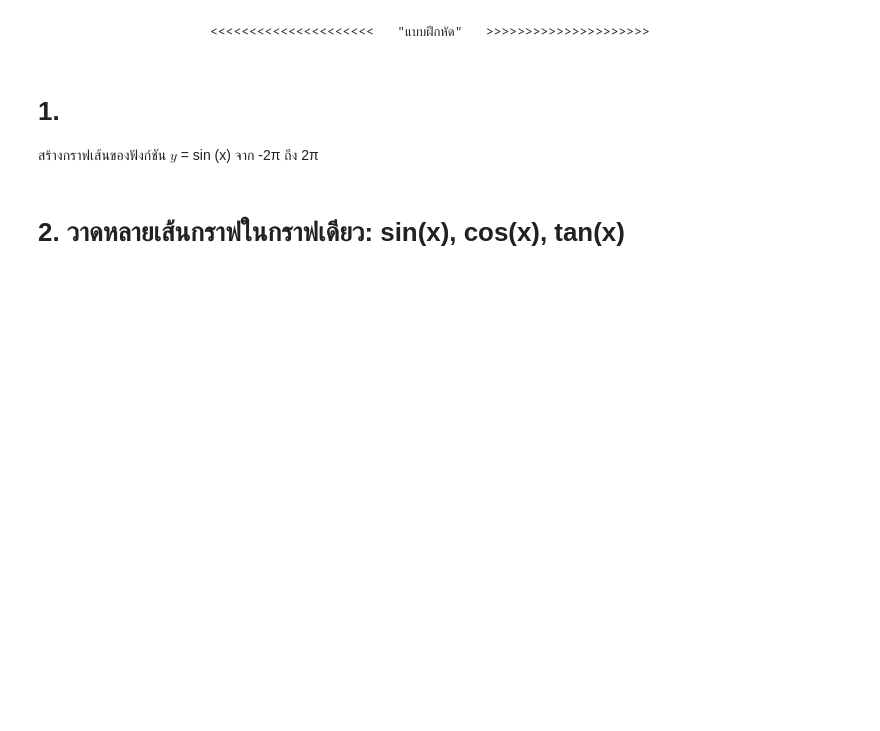
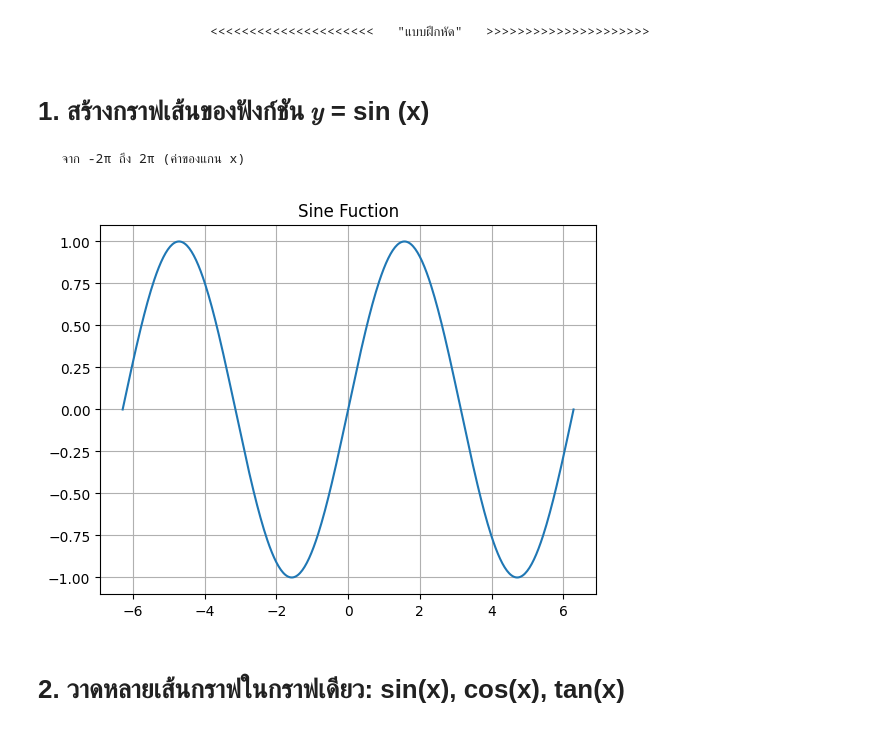
Before and after one commit to Iiceeeeeeeeeq/Python-class, a Jupyter notebook: Matplotlib/Practices.ipynb, the cells around one changed output. Drawn from its saved outputs; the diff is of its cells as text; code cells hidden in the pictures; blank space fills up the shorter version.

```diff
--- a/Matplotlib/Practices.ipynb
+++ b/Matplotlib/Practices.ipynb
@@ -1,8 +1,21 @@
 # %% [markdown]
                         <<<<<<<<<<<<<<<<<<<<<   "แบบฝึกหัด"   >>>>>>>>>>>>>>>>>>>>>
 # %% [markdown]
-# 1.
-สร้างกราฟเส้นของฟังก์ชัน  𝑦 = sin (x)
-จาก -2π ถึง 2π
+# 1. สร้างกราฟเส้นของฟังก์ชัน  𝑦 = sin (x)
+     จาก -2π ถึง 2π (ค่าของแกน x)
+# %%
+import matplotlib.pyplot as plt
+import numpy as np
+
+# np.linespace(start,stop,จำนวนค่าทั้งหมด)
+x = np.linspace(-2*np.pi, 2*np.pi, 400)
+y = np.sin(x)
+
+plt.plot(x,y)
+plt.title("Sine Fuction")
+plt.grid(True)
+plt.show()
+# %% [output]
+[figure, added]
 # %% [markdown]
 # 2. วาดหลายเส้นกราฟในกราฟเดียว: sin(x), cos(x), tan(x)
```
Also changed, not shown: parts of 11 cells of this notebook, 2 other files.
